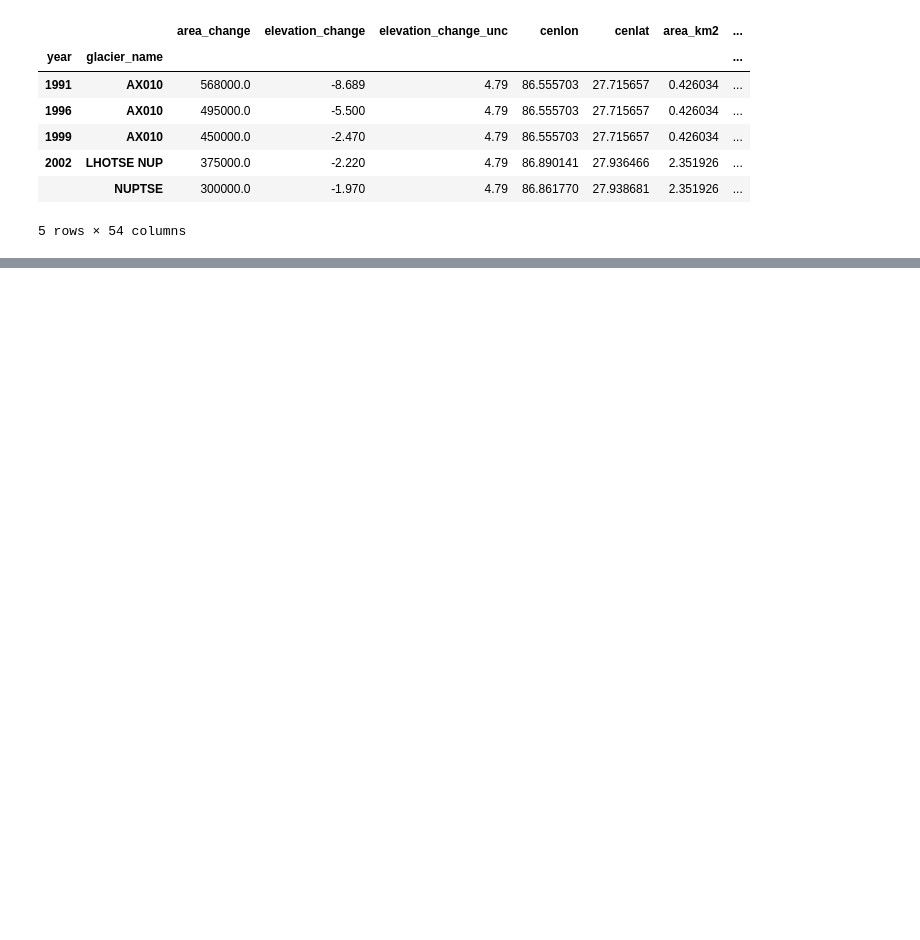
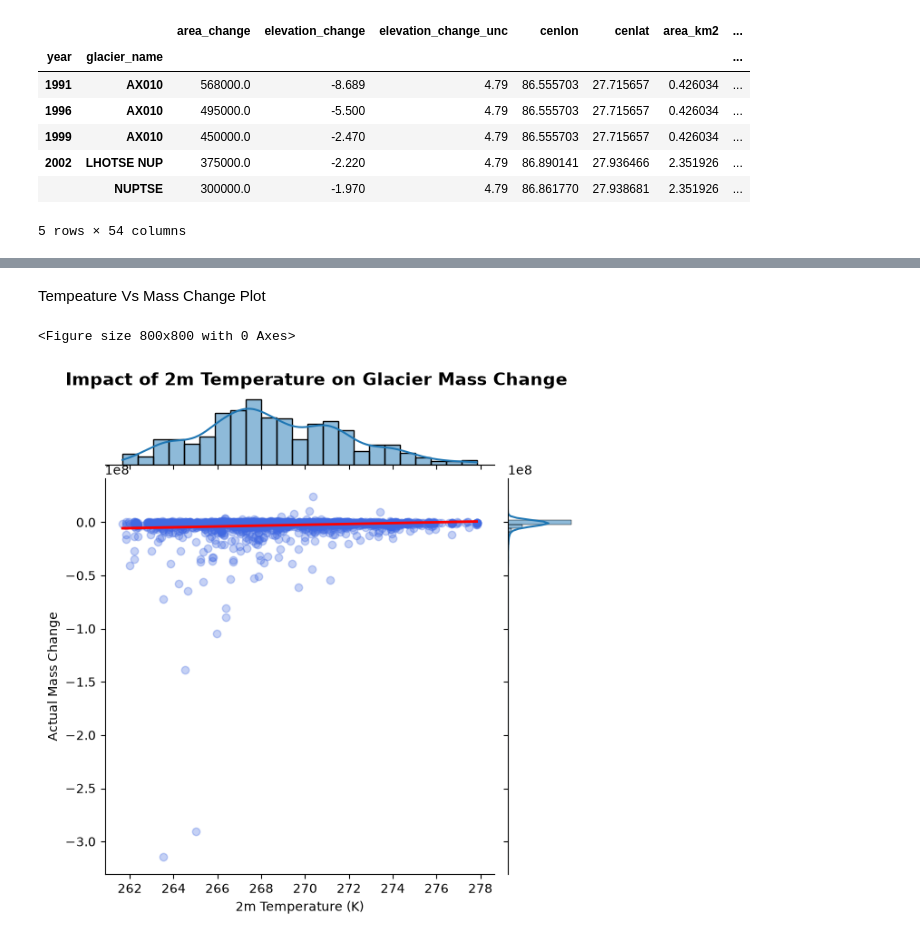
Before and after one commit to sanjiv576/ST7072CEM-Machine-Learning-Assignment, a Jupyter notebook: notebooks/3_eda.ipynb, the cells around one changed output, grey strips where cells are left out. Drawn from its saved outputs; the diff is of its cells as text; code cells hidden in the pictures; blank space fills up the shorter version.

```diff
--- a/notebooks/3_eda.ipynb
+++ b/notebooks/3_eda.ipynb
@@ -143,0 +106,21 @@ fig.show()
+# %% [markdown]
+Tempeature Vs Mass Change Plot
+# %%
+plt.figure(figsize=(8, 8))
+#
+sns.jointplot(
+    data=df_clean.sample(2000, random_state=42),
+    x='t2m',
+    y='actual_mass_change',
+    kind='reg',
+    scatter_kws={'alpha':0.3, 'color':'royalblue'},
+    line_kws={'color':'red', 'linewidth':2}
+)
+plt.suptitle('Impact of 2m Temperature on Glacier Mass Change', y=1.02, fontsize=14, fontweight='bold')
+plt.xlabel('2m Temperature (K)')
+plt.ylabel('Actual Mass Change')
+plt.savefig('../plots/eda/temp_vs_mass_change.png', dpi=300, bbox_inches='tight')
+plt.show()
+# %% [output]
+<Figure size 800x800 with 0 Axes>
+[figure, added]
```
Also changed, not shown: parts of 22 cells of this notebook.
